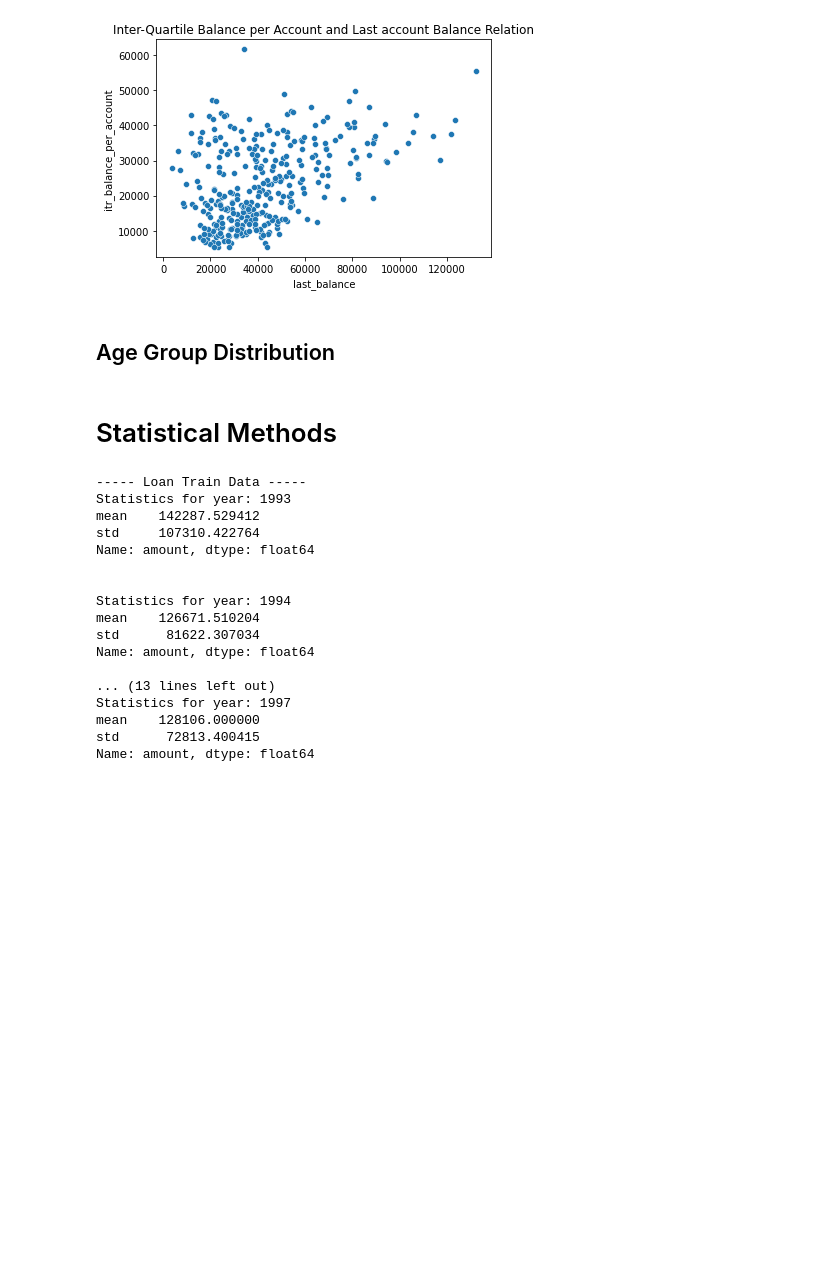
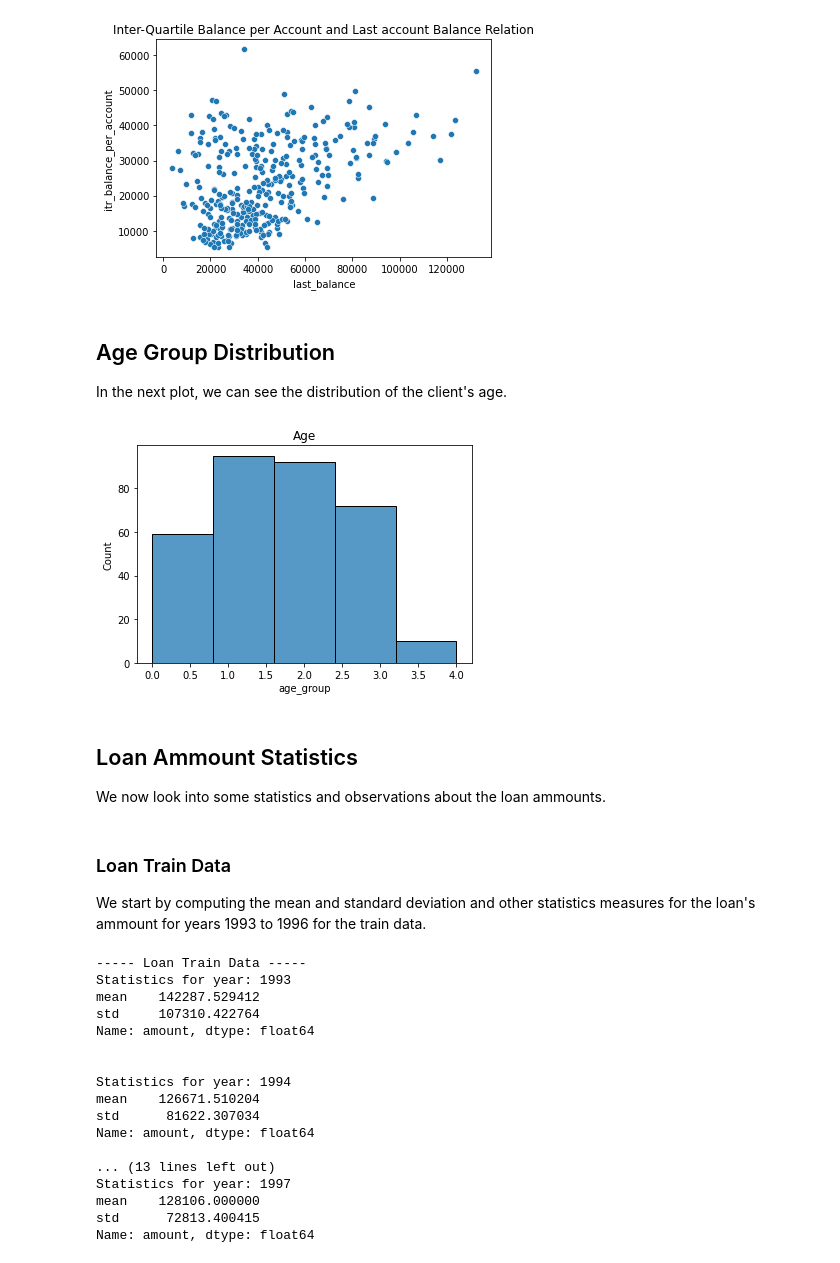
Before and after one commit to 2dukes/PROJ_AC_2122, a Jupyter notebook: dataUnderstanding.ipynb, the cells around one changed output. Cells and saved outputs as stored; diff of their text form; code cells hidden in the pictures; blank space fills up the shorter version.

Commit message:
Refactors Data Understanding notebook

```diff
--- a/dataUnderstanding.ipynb
+++ b/dataUnderstanding.ipynb
@@ -96,18 +125,31 @@ merged_data_train = pd.read_csv("./preprocessed/mergedTrainData.csv")
 scatterplot_graph(df=merged_data_train, col1="last_balance", col2="itr_balance_per_account", title="Inter-Quartile Balance per Account and Last account Balance Relation")
 # %% [output]
 [figure]
-# %% [markdown]
-## Age Group Distribution
+# %% [markdown]
+## Age Group Distribution <a class="anchor" id="age-group"></a>
+
+In the next plot, we can see the distribution of the client's age.
 # %%
-from sklearn.preprocessing import KBinsDiscretizer
-
 def histplot_graph(df, title, no_bins='auto', col= None):
   if col is None:
     sns.histplot(data=df, bins=no_bins).set_title(title)
+    plt.show()
   else:
     sns.histplot(data=df, x=col, bins=no_bins).set_title(title)
+    plt.show()
+
+
+histplot_graph(df, "Age", no_bins=5, col="age_group")
+# %% [output]
+[figure, added]
-# %% [markdown]
-# Statistical Methods
+# %% [markdown]
+## Loan Ammount Statistics <a class="anchor" id="loan-ammount"></a>
+
+We now look into some statistics and observations about the loan ammounts.
+# %% [markdown]
+### Loan Train Data
+
+We start by computing the mean and standard deviation and other statistics measures for the loan's ammount for years 1993 to 1996 for the train data.
 # %%
 loan_train_data = pd.read_csv("./preprocessed/loan_train_data.csv", index_col=0)
 
```
Also changed, not shown: parts of 31 cells of this notebook, 7 other files.
